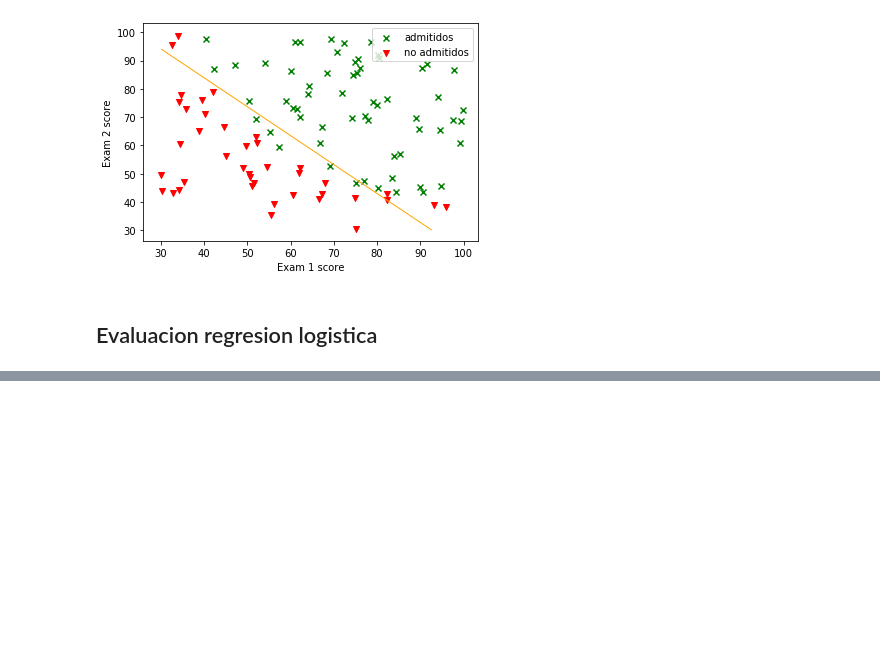
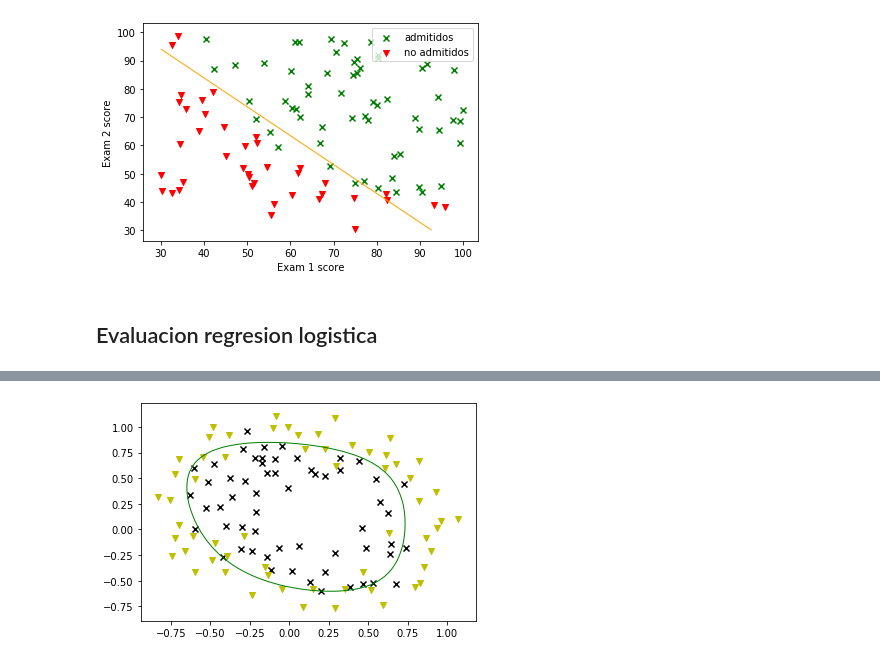
Before and after one commit to GuillermoOvejeroSanchez/Aprendizaje-Automatico, a Jupyter notebook: LogisticRegression/LogisticRegression.ipynb, the cells around one changed output, grey strips where cells are left out. Cells and saved outputs as stored; diff of their text form; code cells hidden in the pictures; blank space fills up the shorter version.

```diff
--- a/LogisticRegression/LogisticRegression.ipynb
+++ b/LogisticRegression/LogisticRegression.ipynb
@@ -171,0 +244,4 @@ len((X[pos, 1])[0])
+# %%
+def gradient(theta, X, Y, lambda_param):
+    Aux = (np.dot(X.T, sigmoid(np.dot(X, theta)) - Y)) / len(X)
+    return Aux + (lambda_param/len(X))*theta
@@ -188,0 +279,4 @@ TypeError: plot_decisionboundary() missing 1 required positional argument: 'poly
+# %%
+plot_decisionboundary(X,Y, theta_opt, poly)
+# %% [output]
+[figure, added]
```
Also changed, not shown: parts of 12 cells of this notebook, 3 other files.
